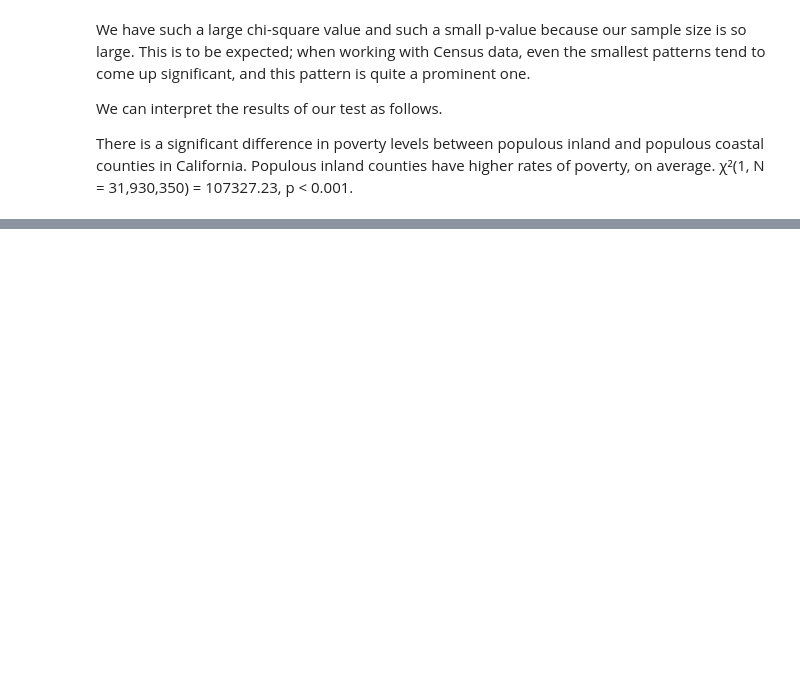
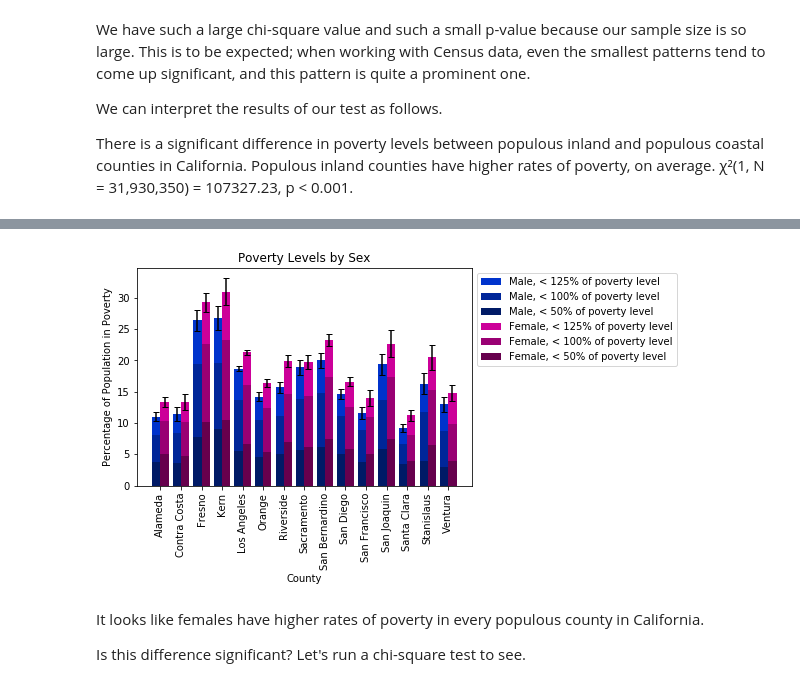
Before and after one commit to NWhite-7/Practice, a Jupyter notebook: ACS_CA_2017_analysis.ipynb, the cells around one changed output, grey strips where cells are left out. Cells and saved outputs as stored; diff of their text form; code cells hidden in the pictures; blank space fills up the shorter version.

Commit message:
Add visualization of poverty by sex

```diff
--- a/ACS_CA_2017_analysis.ipynb
+++ b/ACS_CA_2017_analysis.ipynb
@@ -327,0 +335,39 @@ There is a significant difference in poverty levels between populous inland and
+# %%
+def create_x(t, w, n, d):
+    return [t * x + w * n for x in range(d)]
+
+sex_x_values1 = create_x(2, 0.8, 1, 15)
+sex_x_values2 = create_x(2, 0.8, 2, 15)
+
+sex_middle_x = [(a + b) / 2.0 for a, b in zip(sex_x_values1, sex_x_values2)]
+
+ax = plt.subplot()
+
+plt.bar(sex_x_values1, data_sex.male_125_poverty, yerr = data_sex.male_125_poverty_error, capsize = 3, color = '#0033cc', label = 'Male, < 125% of poverty level')
+plt.bar(sex_x_values1, data_sex.male_100_poverty, color = '#002699', label = 'Male, < 100% of poverty level')
+plt.bar(sex_x_values1, data_sex.male_50_poverty, color = '#001a66', label = 'Male, < 50% of poverty level')
+
+plt.bar(sex_x_values2, data_sex.female_125_poverty, yerr = data_sex.female_125_poverty_error, capsize = 3, color = '#cc0099', label = 'Female, < 125% of poverty level')
+plt.bar(sex_x_values2, data_sex.female_100_poverty, color = '#990073', label = 'Female, < 100% of poverty level')
+plt.bar(sex_x_values2, data_sex.female_50_poverty, color = '#66004d', label = 'Female, < 50% of poverty level')
+
+plt.legend(bbox_to_anchor = (1.0, 1.0))
+
+plt.xlabel('County')
+plt.ylabel('Percentage of Population in Poverty')
+plt.title('Poverty Levels by Sex')
+
+ax.set_xticks(sex_middle_x)
+ax.set_xticklabels(data_county.county, rotation = 90)
+
+
+
+
+
+plt.show()
+# %% [output]
+[figure, added]
+# %% [markdown]
+It looks like females have higher rates of poverty in every populous county in California.
+
+Is this difference significant? Let's run a chi-square test to see.
```
Also changed, not shown: parts of 2 cells of this notebook.
